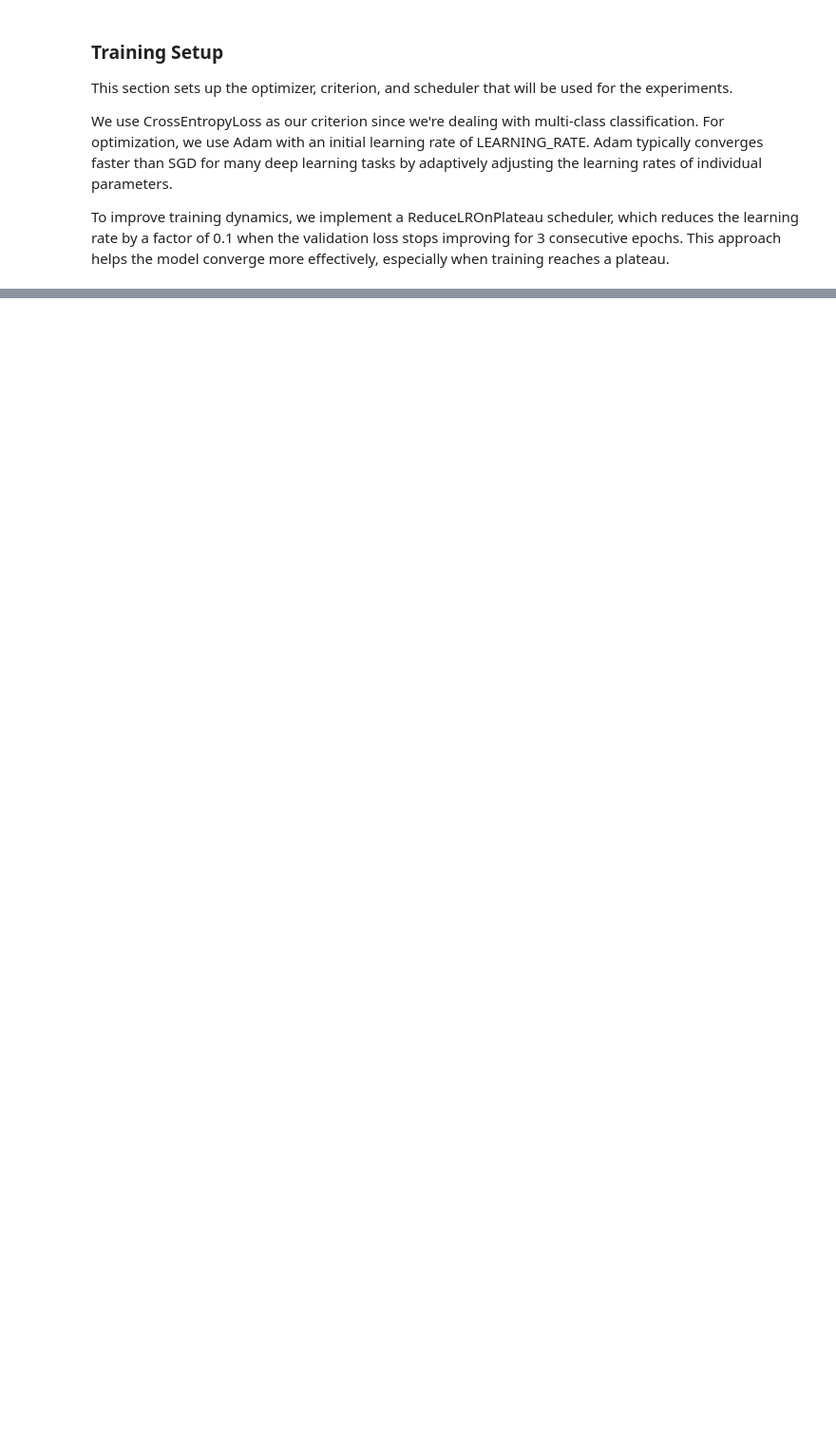
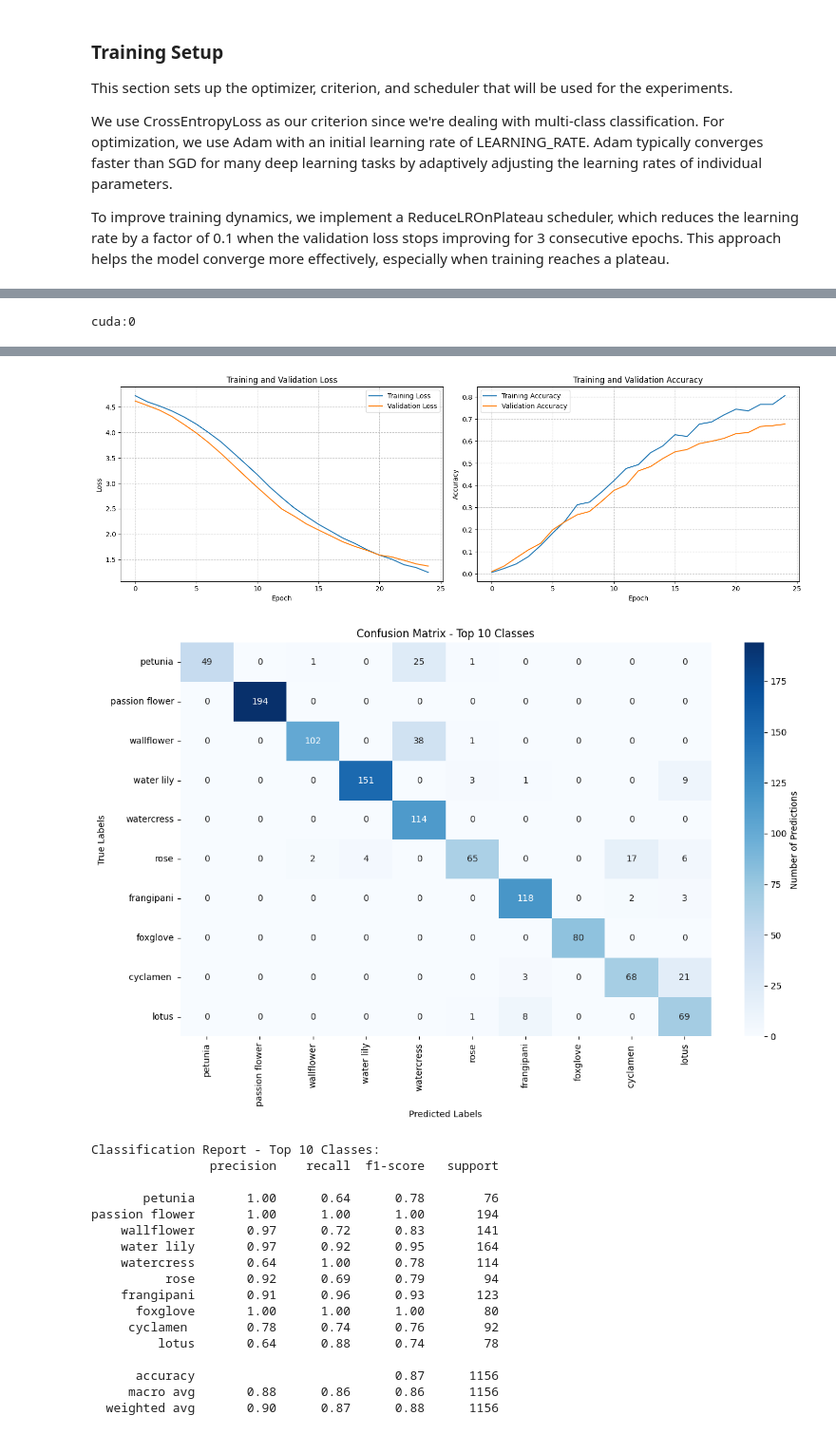
Before and after one commit to isaacchunn/flowers-recognition, a Jupyter notebook: flower-recognition.ipynb, the cells around one changed output, grey strips where cells are left out. Shown at 95% size. Cells and saved outputs as stored; diff of their text form; code cells hidden in the pictures; blank space fills up the shorter version.

```diff
--- a/flower-recognition.ipynb
+++ b/flower-recognition.ipynb
@@ -938,0 +975,14 @@ passion flower       0.91      0.97      0.94        30
+# %%
+from src.models.lightweight_pretrained_model import LightweightPretrainedModel
+
+# Load or train the model
+lightweight_resnet_18, lightweight_resnet_18_history = load_or_train_model(
+    model_name="resnet18",
+    model_class=LightweightPretrainedModel,
+    save_dir=reduced_param_dir,
+    device=device,
+    num_classes = NUM_CLASSES,
+    epochs=NUM_EPOCHS,
+    freeze_strategy="layer4_keep_converted", # Freeze all except last block and converted layers
+    num_last_conv_layers=2, # Number of last conv layers to convert
+)
@@ -938,0 +1007,14 @@ passion flower       0.91      0.97      0.94        30
+# %%
+# Evaluate the model on the test set
+lightweight_resnet_18_test_loss, lightweight_resnet_18_test_acc, all_preds, all_labels = evaluate_model(lightweight_resnet_18, criterion, data_loaders['test'])
+
+# Print final results
+print(f"Final Test Accuracy: {lightweight_resnet_18_test_acc:.4f}")
+print(f"Final Test Loss: {lightweight_resnet_18_test_loss:.4f}")
+
+# Plot training history
+visualization.plot_training_history(lightweight_resnet_18_history)
+# Plot confusion matrix
+visualization.plot_top_n_confusion_matrix(all_labels, all_preds, flower_labels, top_n=10)
+# %% [output]
+cuda:0
@@ -938,0 +1024,19 @@ passion flower       0.91      0.97      0.94        30
+[figure, added]
+[figure, added]
+Classification Report - Top 10 Classes:
+                precision    recall  f1-score   support
+
+       petunia       1.00      0.64      0.78        76
+passion flower       1.00      1.00      1.00       194
+    wallflower       0.97      0.72      0.83       141
+    water lily       0.97      0.92      0.95       164
+    watercress       0.64      1.00      0.78       114
+          rose       0.92      0.69      0.79        94
+    frangipani       0.91      0.96      0.93       123
+      foxglove       1.00      1.00      1.00        80
+     cyclamen        0.78      0.74      0.76        92
+         lotus       0.64      0.88      0.74        78
+
+      accuracy                           0.87      1156
+     macro avg       0.88      0.86      0.86      1156
+  weighted avg       0.90      0.87      0.88      1156
```
Also changed, not shown: parts of 45 cells of this notebook, 6 other files.
